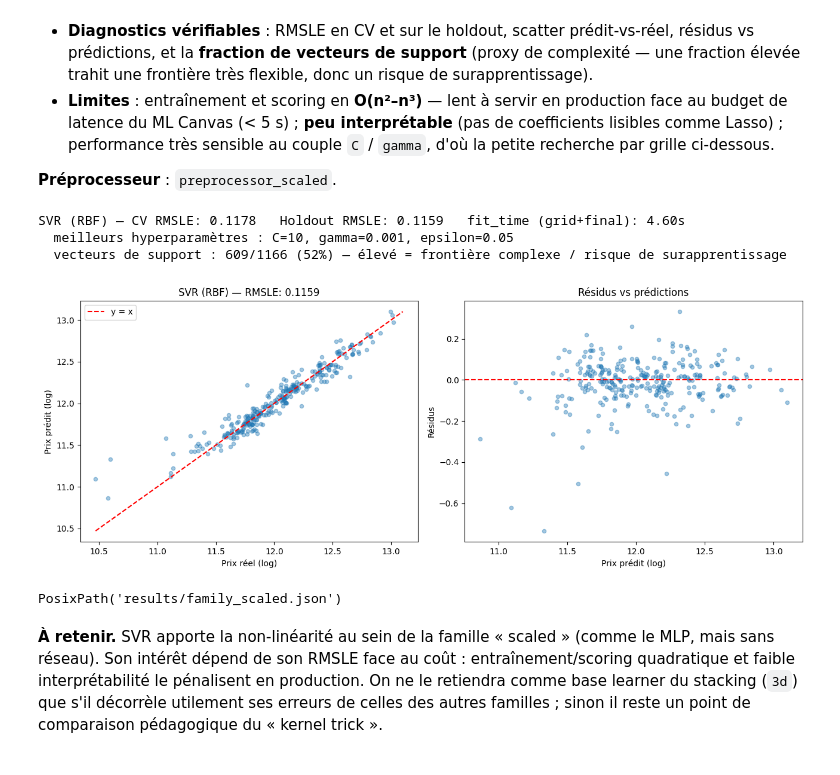
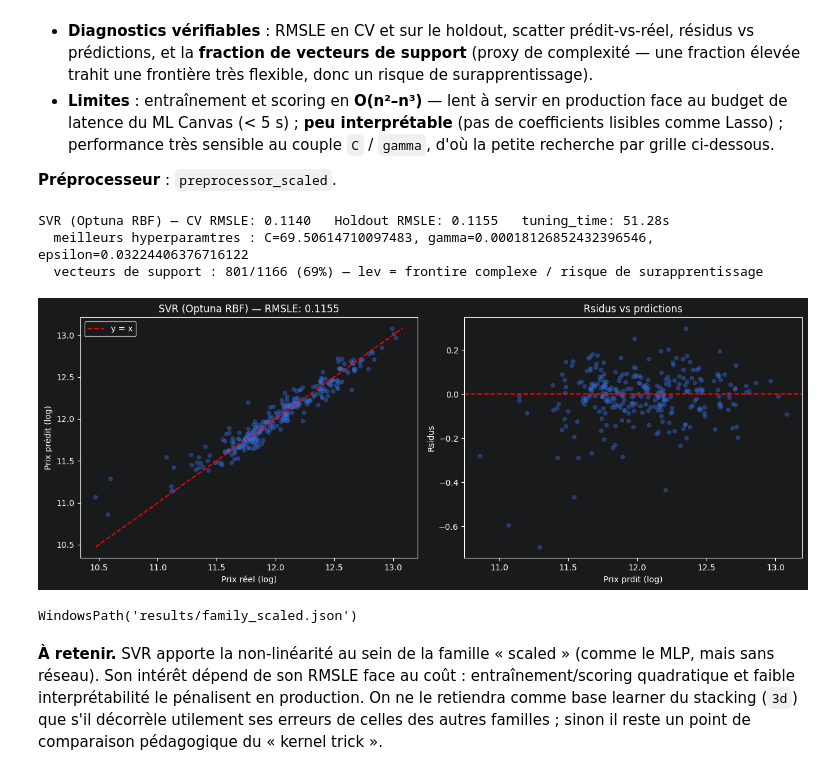
Before and after one commit to NoeBerdoz/predicting-house-prices-ml, a Jupyter notebook: 3a_scaled_models.ipynb, the cells around one changed output. Cells and saved outputs as stored; diff of their text form; code cells hidden in the pictures.

Commit message:
Added explicit optuna hyper parameters tuning and its calls in 3a and 3c

```diff
--- a/3a_scaled_models.ipynb
+++ b/3a_scaled_models.ipynb
@@ -400,49 +391,39 @@ PosixPath('results/family_scaled.json')
 **Préprocesseur** : `preprocessor_scaled`.
 # %%
 from sklearn.svm import SVR
-from sklearn.model_selection import GridSearchCV
 
 t0 = time.time()
-svr_base = Pipeline([('preprocessor', preprocessor_scaled), ('model', SVR(kernel='rbf'))])
-svr_grid = {
-    'model__C':       [1, 10, 100],
-    'model__gamma':   ['scale', 0.01, 0.001],
-    'model__epsilon': [0.05, 0.1],
-}
-svr_search = GridSearchCV(svr_base, svr_grid, cv=5, scoring='neg_root_mean_squared_error', n_jobs=-1)
-svr_search.fit(X_train, y_train_log)
-svr_fit_s = time.time() - t0
-
-svr_pipe     = svr_search.best_estimator_
-svr_cv       = float(-svr_search.best_score_)        # RMSLE CV 5-fold du meilleur config
+best_svr_params, svr_pipe, svr_fit_s = tune_svr_pipeline(
+    preprocessor_scaled, X_train, y_train_log, n_trials=40, cv=5, random_state=RANDOM_STATE
+)
+svr_cv = cv_rmsle(svr_pipe, X_train, y_train_log)
 svr_pred_log = svr_pipe.predict(X_test)
-svr_holdout  = rmsle_score(y_test_log, svr_pred_log)
-best = svr_search.best_params_
+svr_holdout = rmsle_score(y_test_log, svr_pred_log)
 n_sv = int(svr_pipe.named_steps['model'].support_.shape[0])
 n_tr = X_train.shape[0]
 
-print(f"SVR (RBF) — CV RMSLE: {svr_cv:.4f}   Holdout RMSLE: {svr_holdout:.4f}   fit_time (grid+final): {svr_fit_s:.2f}s")
-print(f"  meilleurs hyperparamètres : C={best['model__C']}, gamma={best['model__gamma']}, epsilon={best['model__epsilon']}")
-print(f"  vecteurs de support : {n_sv}/{n_tr} ({100*n_sv/n_tr:.0f}%) — élevé = frontière complexe / risque de surapprentissage")
+print(f"SVR (Optuna RBF) — CV RMSLE: {svr_cv:.4f}   Holdout RMSLE: {svr_holdout:.4f}   tuning_time: {svr_fit_s:.2f}s")
+print(f"  meilleurs hyperparamtres : C={best_svr_params['C']}, gamma={best_svr_params['gamma']}, epsilon={best_svr_params['epsilon']}")
+print(f"  vecteurs de support : {n_sv}/{n_tr} ({100*n_sv/n_tr:.0f}%) — lev = frontire complexe / risque de surapprentissage")
 
 resid = y_test_log.values - svr_pred_log
 fig, axes = plt.subplots(1, 2, figsize=(13, 5))
-predicted_vs_actual_plot(y_test_log, svr_pred_log, title=f"SVR (RBF) — RMSLE: {svr_holdout:.4f}", ax=axes[0])
+predicted_vs_actual_plot(y_test_log, svr_pred_log, title=f"SVR (Optuna RBF) — RMSLE: {svr_holdout:.4f}", ax=axes[0])
 axes[1].scatter(svr_pred_log, resid, alpha=0.4, s=20)
 axes[1].axhline(0, color='red', ls='--')
-axes[1].set(xlabel='Prix prédit (log)', ylabel='Résidus', title='Résidus vs prédictions')
+axes[1].set(xlabel='Prix prdit (log)', ylabel='Rsidus', title='Rsidus vs prdictions')
 plt.tight_layout()
 plt.show()
 
-publish_result(FAMILY, 'SVR', cv_rmsle=svr_cv, holdout_rmsle=svr_holdout, fit_time_s=svr_fit_s,
-               params={'kernel': 'rbf', 'C': best['model__C'], 'gamma': best['model__gamma'],
-                       'epsilon': best['model__epsilon'], 'n_support': n_sv})
+publish_result(FAMILY, 'SVR_Optuna', cv_rmsle=svr_cv, holdout_rmsle=svr_holdout, fit_time_s=svr_fit_s,
+               params={'kernel': 'rbf', 'C': best_svr_params['C'], 'gamma': best_svr_params['gamma'],
+                       'epsilon': best_svr_params['epsilon'], 'n_support': n_sv})
 # %% [output]
-SVR (RBF) — CV RMSLE: 0.1178   Holdout RMSLE: 0.1159   fit_time (grid+final): 4.60s
-  meilleurs hyperparamètres : C=10, gamma=0.001, epsilon=0.05
-  vecteurs de support : 609/1166 (52%) — élevé = frontière complexe / risque de surapprentissage
+SVR (Optuna RBF) — CV RMSLE: 0.1140   Holdout RMSLE: 0.1155   tuning_time: 51.28s
+  meilleurs hyperparamtres : C=69.50614710097483, gamma=0.00018126852432396546, epsilon=0.03224406376716122
+  vecteurs de support : 801/1166 (69%) — lev = frontire complexe / risque de surapprentissage
-[figure, old version]
+[figure, new version]
-PosixPath('results/family_scaled.json')
+WindowsPath('results/family_scaled.json')
 # %% [markdown]
 **À retenir.** SVR apporte la non-linéarité au sein de la famille « scaled » (comme le MLP, mais sans réseau). Son intérêt dépend de son RMSLE face au coût : entraînement/scoring quadratique et faible interprétabilité le pénalisent en production. On ne le retiendra comme base learner du stacking (`3d`) que s'il décorrèle utilement ses erreurs de celles des autres familles ; sinon il reste un point de comparaison pédagogique du « kernel trick ».
 # %% [markdown]
```
Also changed, not shown: parts of 12 cells of this notebook, 2 other files.
